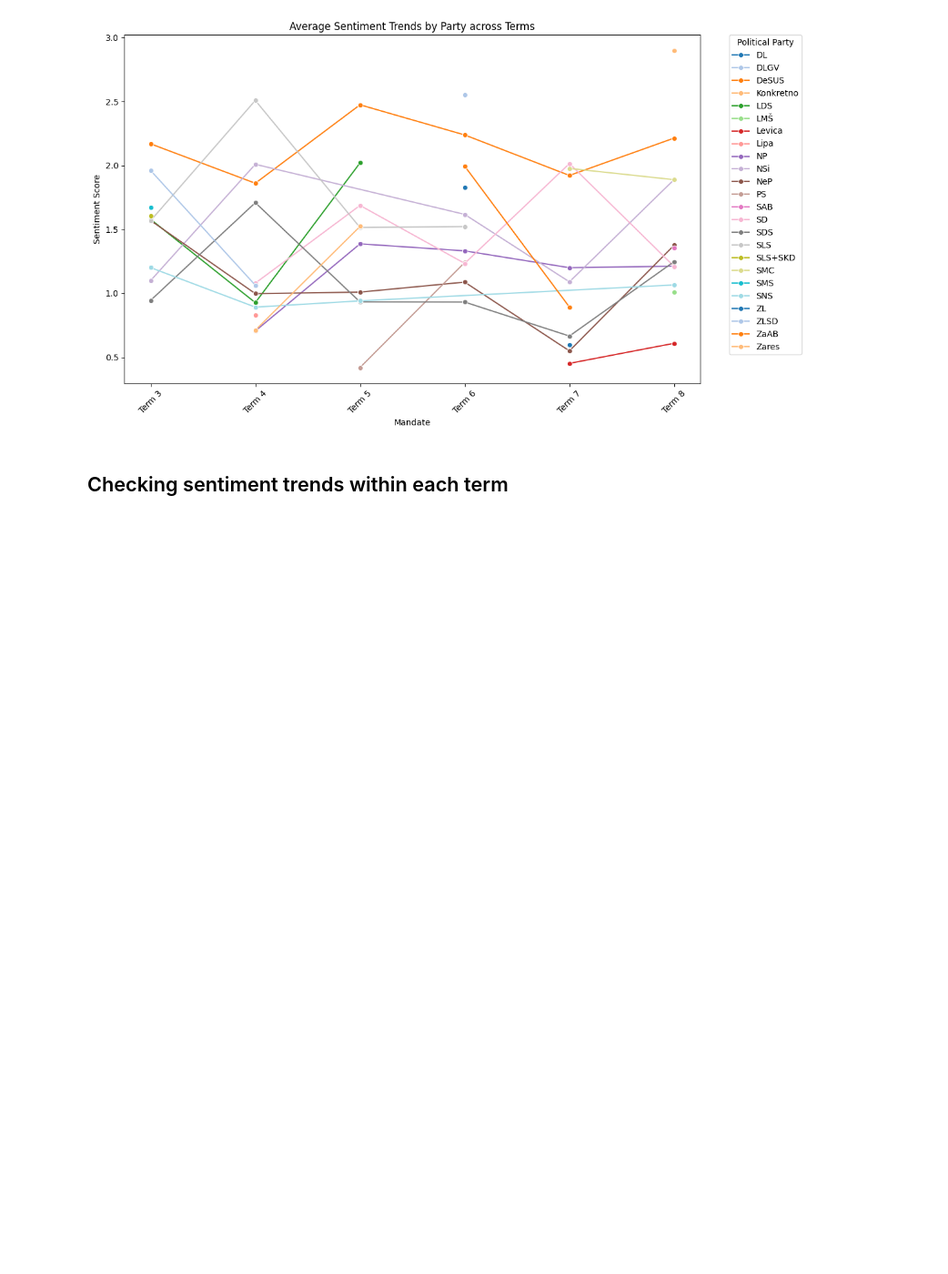
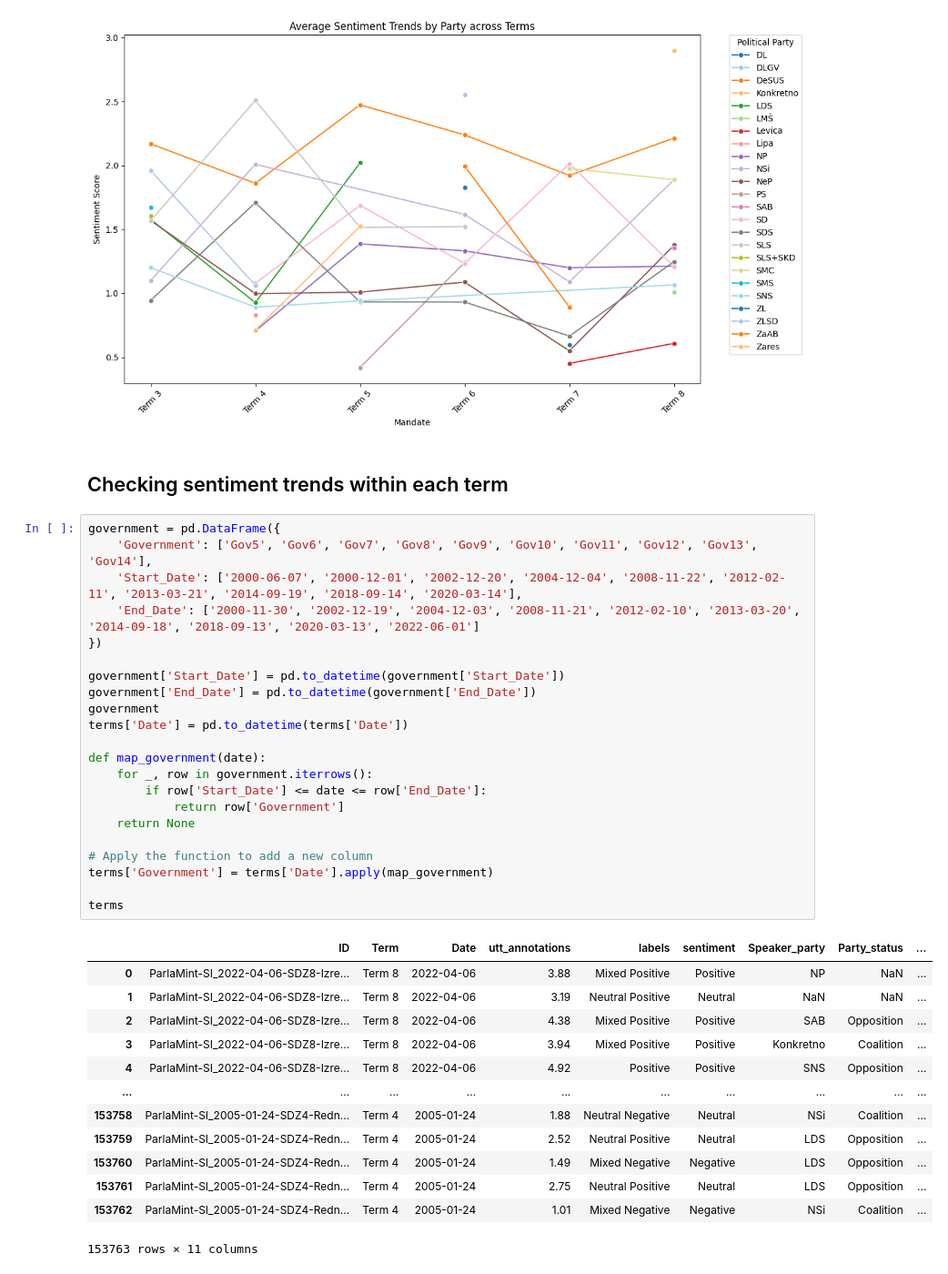
Before and after one commit to katjameden/ParlaMint_Sentiment, a Jupyter notebook: Aggregation/Notebooks/Sentiment_Analysis/Analysis.ipynb, the cells around one changed output. Shown at 91% size. Drawn from its saved outputs; the diff is of its cells as text; blank space fills up the shorter version.

```diff
--- a/Aggregation/Notebooks/Sentiment_Analysis/Analysis.ipynb
+++ b/Aggregation/Notebooks/Sentiment_Analysis/Analysis.ipynb
@@ -334,4 +345,40 @@ plt.tight_layout()
 [figure]
 # %% [markdown]
 ## Checking sentiment trends within each term
+# %%
+government = pd.DataFrame({
+    'Government': ['Gov5', 'Gov6', 'Gov7', 'Gov8', 'Gov9', 'Gov10', 'Gov11', 'Gov12', 'Gov13', 'Gov14'],
+    'Start_Date': ['2000-06-07', '2000-12-01', '2002-12-20', '2004-12-04', '2008-11-22', '2012-02-11', '2013-03-21', '2014-09-19', '2018-09-14', '2020-03-14'],
+    'End_Date': ['2000-11-30', '2002-12-19', '2004-12-03', '2008-11-21', '2012-02-10', '2013-03-20', '2014-09-18', '2018-09-13', '2020-03-13', '2022-06-01']
+})
+
+government['Start_Date'] = pd.to_datetime(government['Start_Date'])
+government['End_Date'] = pd.to_datetime(government['End_Date'])
+government
+terms['Date'] = pd.to_datetime(terms['Date'])
+
+def map_government(date):
+    for _, row in government.iterrows():
+        if row['Start_Date'] <= date <= row['End_Date']:
+            return row['Government']
+    return None
+
+# Apply the function to add a new column
+terms['Government'] = terms['Date'].apply(map_government)
+
+terms
+# %% [output]
+|  | ID | Term | Date | utt_annotations | labels | sentiment | Speaker_party | Party_status | ... |
+| 0 | ParlaMint-SI_2022-04-06-SDZ8-Izre... | Term 8 | 2022-04-06 | 3.88 | Mixed Positive | Positive | NP | NaN | ... |
+| 1 | ParlaMint-SI_2022-04-06-SDZ8-Izre... | Term 8 | 2022-04-06 | 3.19 | Neutral Positive | Neutral | NaN | NaN | ... |
+| 2 | ParlaMint-SI_2022-04-06-SDZ8-Izre... | Term 8 | 2022-04-06 | 4.38 | Mixed Positive | Positive | SAB | Opposition | ... |
+| 3 | ParlaMint-SI_2022-04-06-SDZ8-Izre... | Term 8 | 2022-04-06 | 3.94 | Mixed Positive | Positive | Konkretno | Coalition | ... |
+| 4 | ParlaMint-SI_2022-04-06-SDZ8-Izre... | Term 8 | 2022-04-06 | 4.92 | Positive | Positive | SNS | Opposition | ... |
+| ... | ... | ... | ... | ... | ... | ... | ... | ... | ... |
+| 153758 | ParlaMint-SI_2005-01-24-SDZ4-Redn... | Term 4 | 2005-01-24 | 1.88 | Neutral Negative | Neutral | NSi | Coalition | ... |
+| 153759 | ParlaMint-SI_2005-01-24-SDZ4-Redn... | Term 4 | 2005-01-24 | 2.52 | Neutral Positive | Neutral | LDS | Opposition | ... |
+| 153760 | ParlaMint-SI_2005-01-24-SDZ4-Redn... | Term 4 | 2005-01-24 | 1.49 | Mixed Negative | Negative | LDS | Opposition | ... |
+| 153761 | ParlaMint-SI_2005-01-24-SDZ4-Redn... | Term 4 | 2005-01-24 | 2.75 | Neutral Positive | Neutral | LDS | Opposition | ... |
+| 153762 | ParlaMint-SI_2005-01-24-SDZ4-Redn... | Term 4 | 2005-01-24 | 1.01 | Mixed Negative | Negative | NSi | Coalition | ... |
+153763 rows × 11 columns
 # %%
```
Also changed, not shown: parts of 13 cells of this notebook, 9 other files.
